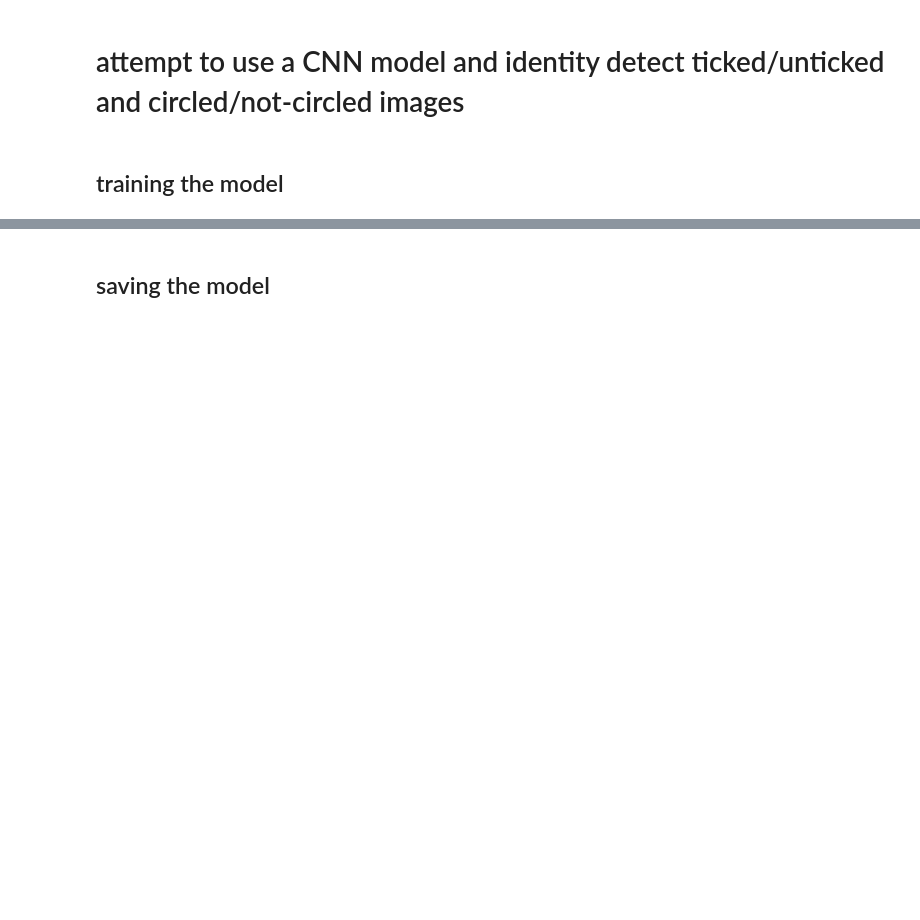
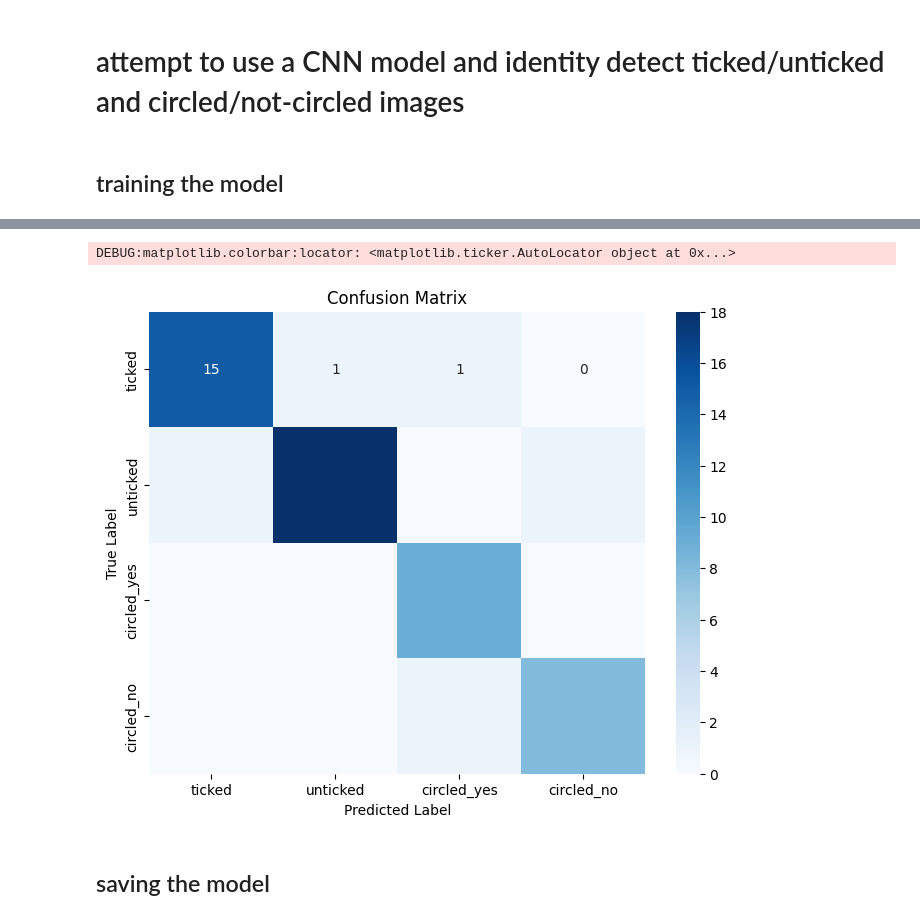
Before and after one commit to bruvio/image_detection, a Jupyter notebook: notebook.ipynb, the cells around one changed output, grey strips where cells are left out. Saved outputs shown, nothing was run; the diff lists cells and outputs as text; code cells hidden in the pictures; blank space fills up the shorter version.

```diff
--- a/notebook.ipynb
+++ b/notebook.ipynb
@@ -260,0 +337,30 @@ Test accuracy: 0.8727272748947144
+# %%
+from sklearn.metrics import confusion_matrix
+import seaborn as sns
+import matplotlib.pyplot as plt
+
+# Get the predicted probabilities
+y_pred_probs = model.predict(X_test)
+
+# Convert probabilities to class labels
+y_pred = np.argmax(y_pred_probs, axis=1)
+
+# Now compute confusion matrix
+cm = confusion_matrix(y_test, y_pred)
+
+# Create ordered list of class names based on label_mapping
+label_mapping = {'ticked': 0, 'unticked': 1, 'circled_yes': 2, 'circled_no': 3}
+# Create a list of class names ordered by their label indices
+class_names = [''] * len(label_mapping)
+for class_name, index in label_mapping.items():
+    class_names[index] = class_name
+
+# Plot the confusion matrix
+plt.figure(figsize=(8, 6))
+sns.heatmap(cm, annot=True, fmt='d', cmap='Blues',
+            xticklabels=class_names, yticklabels=class_names)
+plt.xlabel('Predicted Label')
+plt.ylabel('True Label')
+plt.title('Confusion Matrix')
+plt.show()
+# %% [output]
@@ -261,3 +368,5 @@ Test accuracy: 0.8727272748947144
+DEBUG:matplotlib.colorbar:locator: <matplotlib.ticker.AutoLocator object at 0x...>
+[figure, added]
 # %% [markdown]
 ## saving the model
 # %%
```
Also changed, not shown: parts of 7 cells of this notebook.
